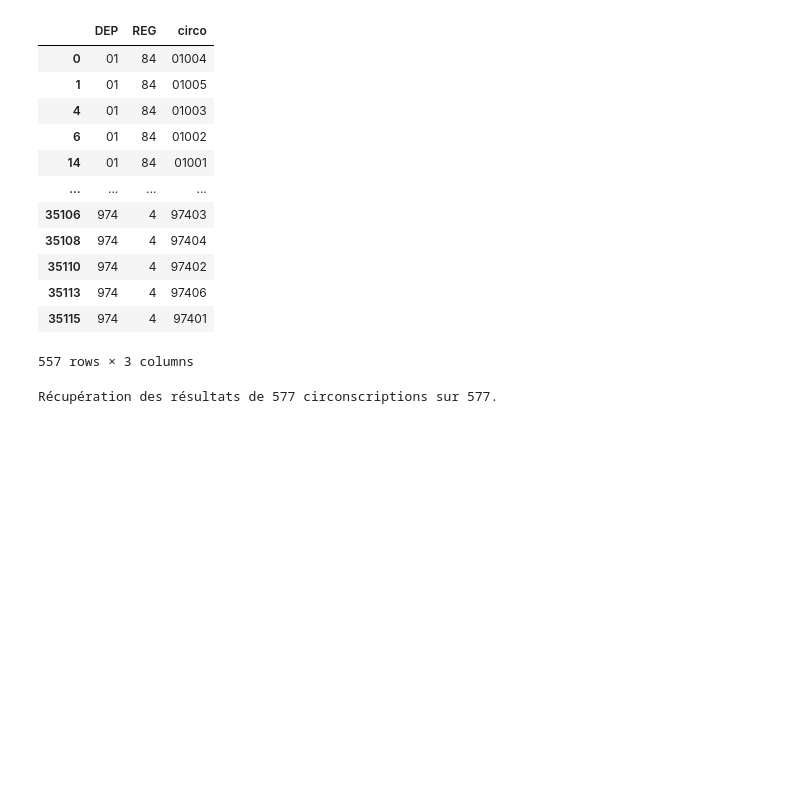
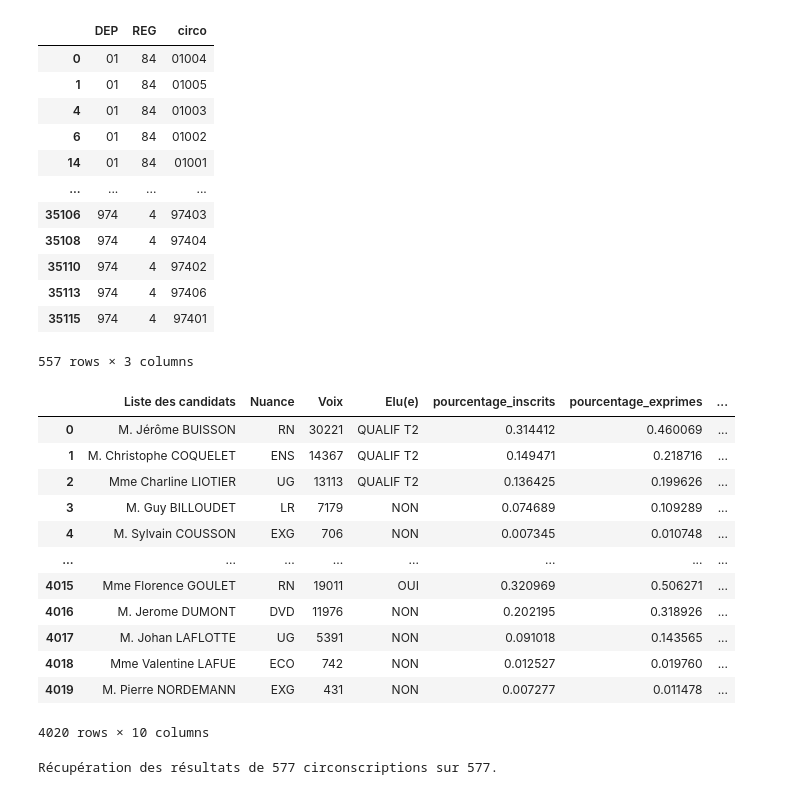
Before and after one commit to amounier/datan, a Jupyter notebook: Reports.ipynb, the cells around one changed output. Saved outputs shown, nothing was run; the diff lists cells and outputs as text; code cells hidden in the pictures; blank space fills up the shorter version.

```diff
--- a/Reports.ipynb
+++ b/Reports.ipynb
@@ -109,33 +112,48 @@ if save_name not in os.listdir(save_path):
     for url in tqdm.tqdm(missed):
         dep,reg,circo = url.split('/')[-4:-1]
         data_candidats, data_votants = pd.read_html(url)
 
         # récupération du nombre d'inscrits, de votants, de blancs, d'exprimés et de nuls
         inscrits, abstentions, votants, blancs, nuls, exprimes = [int(e.replace('\u202f','')) for e in data_votants.Nombre.values]
 
         # données de votes
         data_candidats = data_candidats[['Liste des candidats','Nuance','Voix','Elu(e)']]
         data_candidats['Voix'] = [int(e.replace('\u202f','')) for e in data_candidats.Voix]
         data_candidats['pourcentage_inscrits'] = data_candidats.Voix/inscrits
         data_candidats['pourcentage_exprimes'] = data_candidats.Voix/exprimes
         data_candidats['abstentions'] = [abstentions]*len(data_candidats)
         data_candidats['circo'] = [circo]*len(data_candidats)
         data_candidats['dep'] = [dep]*len(data_candidats)
         data_candidats['reg'] = [reg]*len(data_candidats)
 
         # ajout au tableau de résultat
         if results_votes is None:
             results_votes = data_candidats
         else:
             results_votes = pd.concat([results_votes,data_candidats],ignore_index=True)
 
         test +=1
 
     results_votes = results_votes.reset_index().drop(columns='index')
     results_votes = results_votes.drop_duplicates()
     results_votes.to_csv(os.path.join(save_path, save_name), index=False)
 
 results_votes = pd.read_csv(os.path.join(save_path, save_name))
+results_votes
+# %% [output]
+|  | Liste des candidats | Nuance | Voix | Elu(e) | pourcentage_inscrits | pourcentage_exprimes | ... |
+| 0 | M. Jérôme BUISSON | RN | 30221 | QUALIF T2 | 0.314412 | 0.460069 | ... |
+| 1 | M. Christophe COQUELET | ENS | 14367 | QUALIF T2 | 0.149471 | 0.218716 | ... |
+| 2 | Mme Charline LIOTIER | UG | 13113 | QUALIF T2 | 0.136425 | 0.199626 | ... |
+| 3 | M. Guy BILLOUDET | LR | 7179 | NON | 0.074689 | 0.109289 | ... |
+| 4 | M. Sylvain COUSSON | EXG | 706 | NON | 0.007345 | 0.010748 | ... |
+| ... | ... | ... | ... | ... | ... | ... | ... |
+| 4015 | Mme Florence GOULET | RN | 19011 | OUI | 0.320969 | 0.506271 | ... |
+| 4016 | M. Jerome DUMONT | DVD | 11976 | NON | 0.202195 | 0.318926 | ... |
+| 4017 | M. Johan LAFLOTTE | UG | 5391 | NON | 0.091018 | 0.143565 | ... |
+| 4018 | Mme Valentine LAFUE | ECO | 742 | NON | 0.012527 | 0.019760 | ... |
+| 4019 | M. Pierre NORDEMANN | EXG | 431 | NON | 0.007277 | 0.011478 | ... |
+4020 rows × 10 columns
 # %%
 winners = results_votes.groupby('circo')['Voix'].idxmax()
 winners_idx = {k:int(v) for k,v in zip(winners.index, winners.values)}
```
Also changed, not shown: parts of 10 cells of this notebook, 1 other file.
